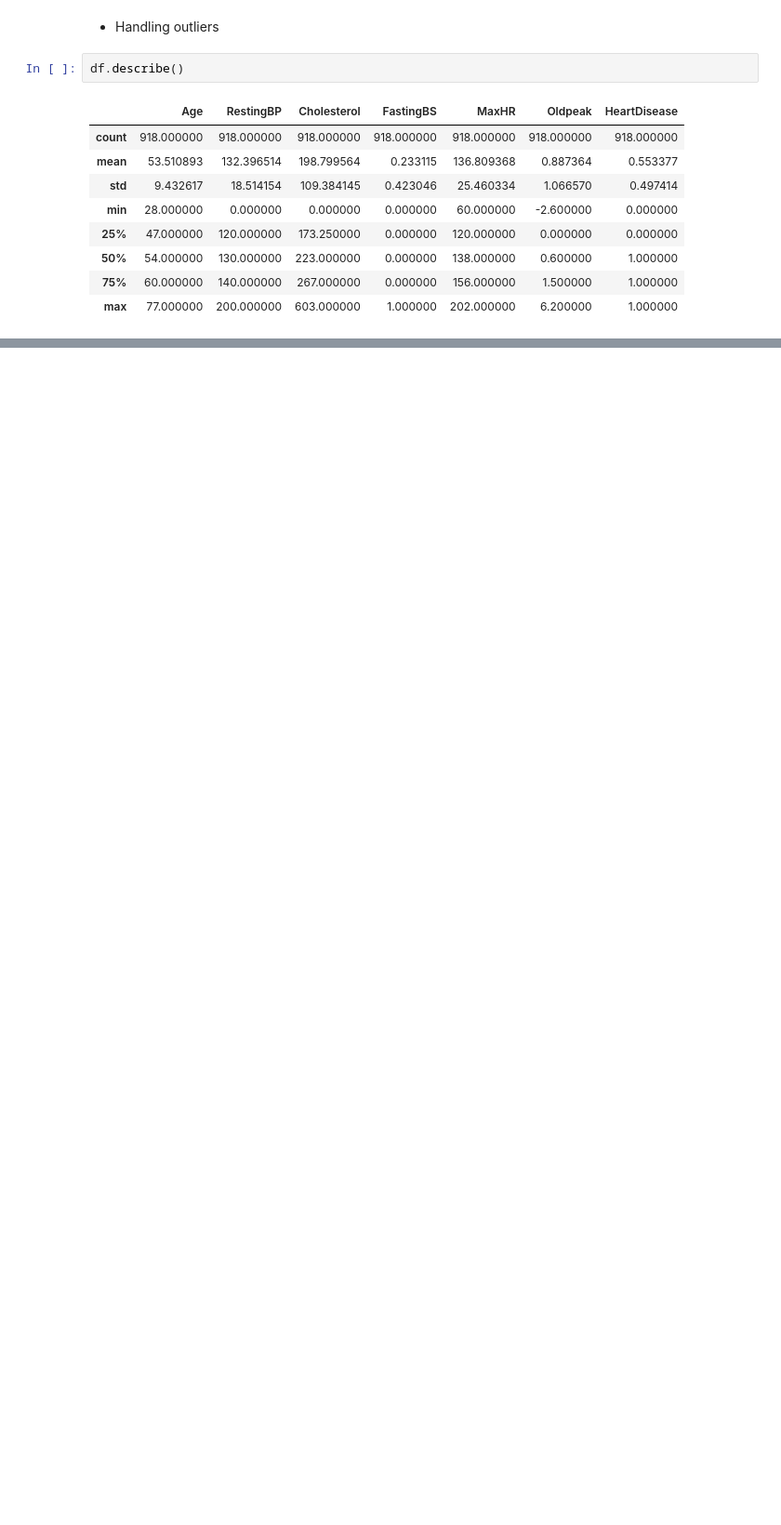
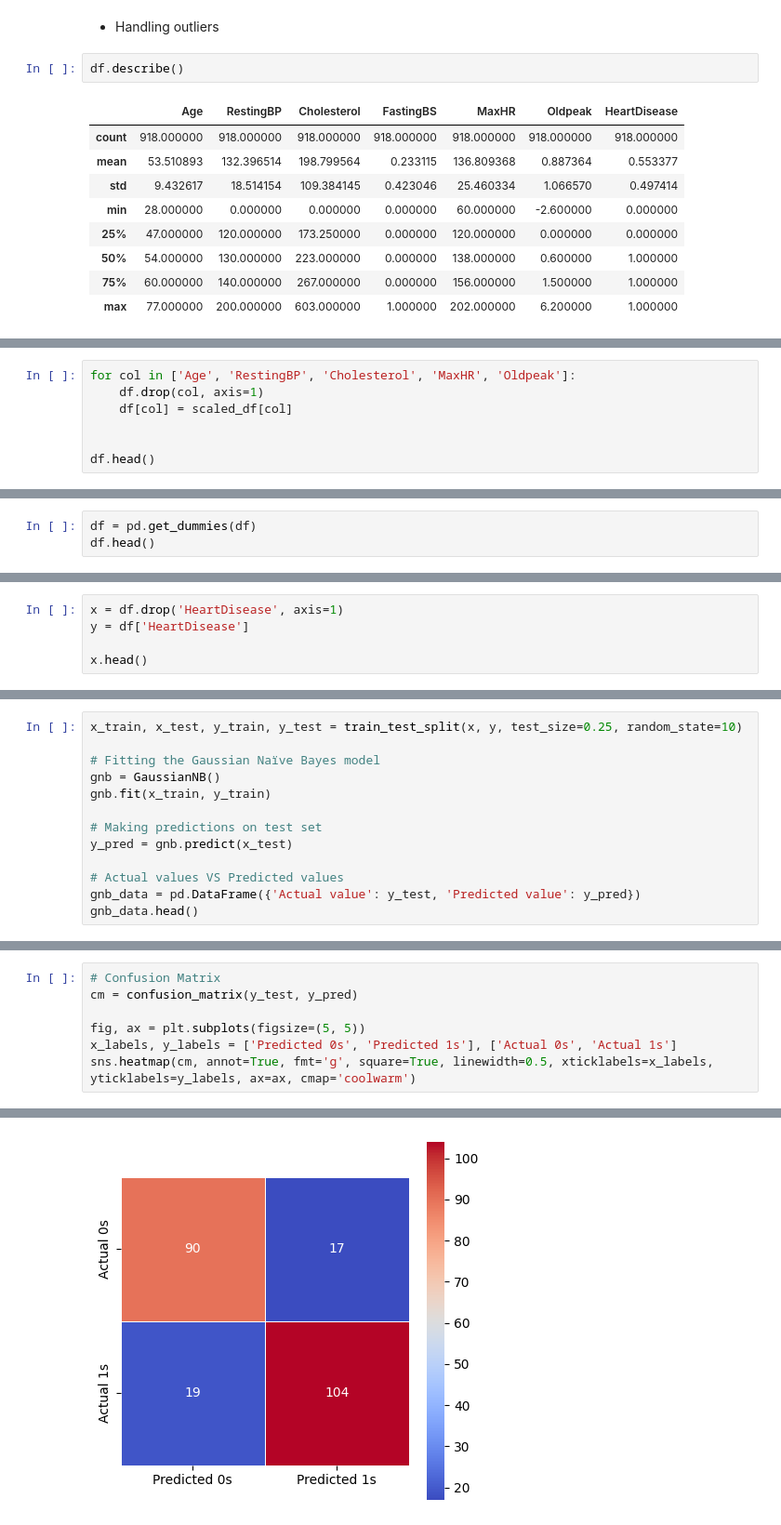
Before and after one commit to HarshTanwar001/Heart-Disease-Prediction, a Jupyter notebook: Heart_Disease_Prediction.ipynb, the cells around one changed output, grey strips where cells are left out. Shown at 93% size. Drawn from its saved outputs; the diff is of its cells as text; blank space fills up the shorter version.

Commit message:
Data Preprocessing and Gaussian Naive Bayes

```diff
--- a/Heart_Disease_Prediction.ipynb
+++ b/Heart_Disease_Prediction.ipynb
@@ -127,0 +172,7 @@ df.describe()
+# %%
+for col in ['Age', 'RestingBP', 'Cholesterol', 'MaxHR', 'Oldpeak']:
+    df.drop(col, axis=1)
+    df[col] = scaled_df[col]
+
+
+df.head()
@@ -127,0 +188,3 @@ df.describe()
+# %%
+df = pd.get_dummies(df)
+df.head()
@@ -127,0 +201,5 @@ df.describe()
+# %%
+x = df.drop('HeartDisease', axis=1)
+y = df['HeartDisease']
+
+x.head()
@@ -127,0 +219,13 @@ df.describe()
+# %%
+x_train, x_test, y_train, y_test = train_test_split(x, y, test_size=0.25, random_state=10)
+
+# Fitting the Gaussian Naïve Bayes model
+gnb = GaussianNB()
+gnb.fit(x_train, y_train)
+
+# Making predictions on test set
+y_pred = gnb.predict(x_test)
+
+# Actual values VS Predicted values
+gnb_data = pd.DataFrame({'Actual value': y_test, 'Predicted value': y_pred})
+gnb_data.head()
@@ -127,0 +244,8 @@ df.describe()
+# %%
+# Confusion Matrix
+cm = confusion_matrix(y_test, y_pred)
+
+fig, ax = plt.subplots(figsize=(5, 5))
+x_labels, y_labels = ['Predicted 0s', 'Predicted 1s'], ['Actual 0s', 'Actual 1s']
+sns.heatmap(cm, annot=True, fmt='g', square=True, linewidth=0.5, xticklabels=x_labels, yticklabels=y_labels, ax=ax, cmap='coolwarm')
+# %% [output]
@@ -127,0 +253 @@ df.describe()
+[figure, added]
```
Also changed, not shown: parts of 19 cells of this notebook.
